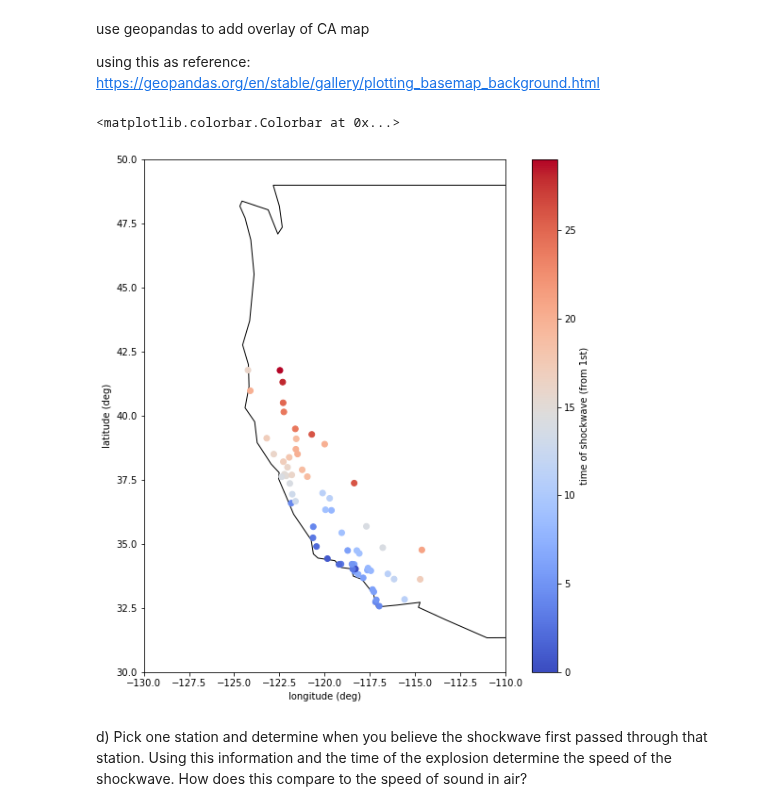
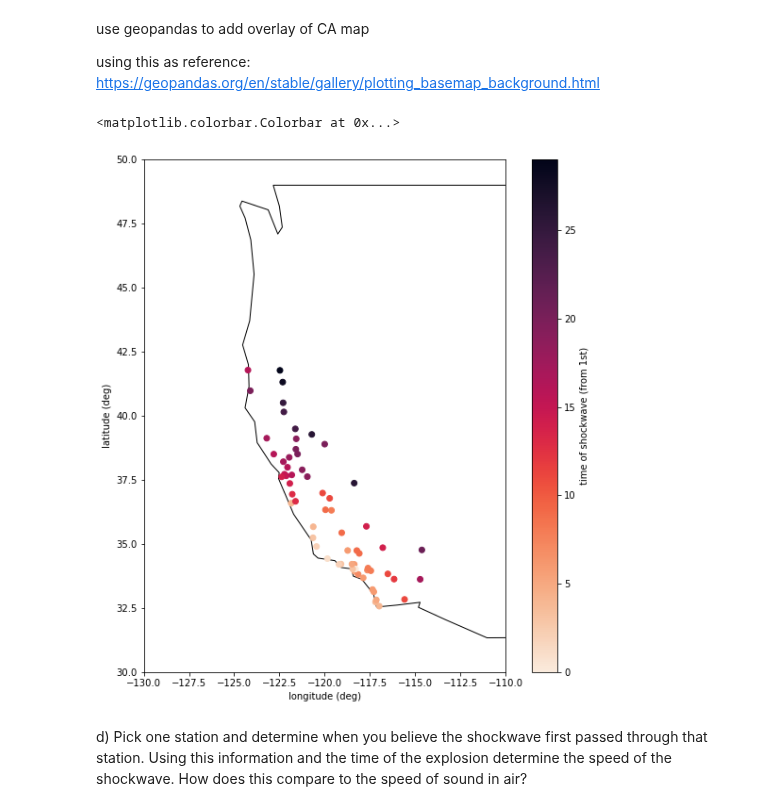
Before and after one commit to zbalewski/python-ay250-homework, a Jupyter notebook: hw_2/hw_2.ipynb, the cells around one changed output. Drawn from its saved outputs; the diff is of its cells as text; code cells hidden in the pictures.

Commit message:
fixed so my original figure displays

```diff
--- a/hw_2/hw_2.ipynb
+++ b/hw_2/hw_2.ipynb
@@ -270,24 +270,24 @@ USA = maps[maps.name=='United States of America']
 # %%
 # generate figure with CA + all stations, using heatmap to indicate time of shockwave
 
 fig = plt.figure(figsize=(10,10))
 ax = fig.add_subplot()
 
 # show USA map
 USA.plot(ax=ax, edgecolor='k', facecolor='w')
 
 # add staions, using heatmap to indicate time of shockwave
 ss = ax.scatter(df_merged_CA['lon'], df_merged_CA['lat'],
             c=df_merged_CA.wave_peak - df_merged_CA.wave_peak.min(),
-            cmap=sns.color_palette('coolwarm', as_cmap=True),
+            cmap=sns.color_palette('rocket_r', as_cmap=True),
             alpha=1)
 
 # format
 plt.setp(ax, xlim=(-130, -110), ylim=(30, 50), xlabel='longitude (deg)', ylabel='latitude (deg)')
 fig.colorbar(ss, label='time of shockwave (from 1st)') # not sure if using 'fig' here is correct...
 # %% [output]
 <matplotlib.colorbar.Colorbar at 0x...>
-[figure, old version]
+[figure, new version]
 # %% [markdown]
 d) Pick one station and determine when you believe the shockwave first passed through that station. Using this information and the time of the explosion determine the speed of the shockwave. How does this compare to the speed of sound in air?
 # %%
```
Also changed, not shown: parts of 9 cells of this notebook, 1 other file.
